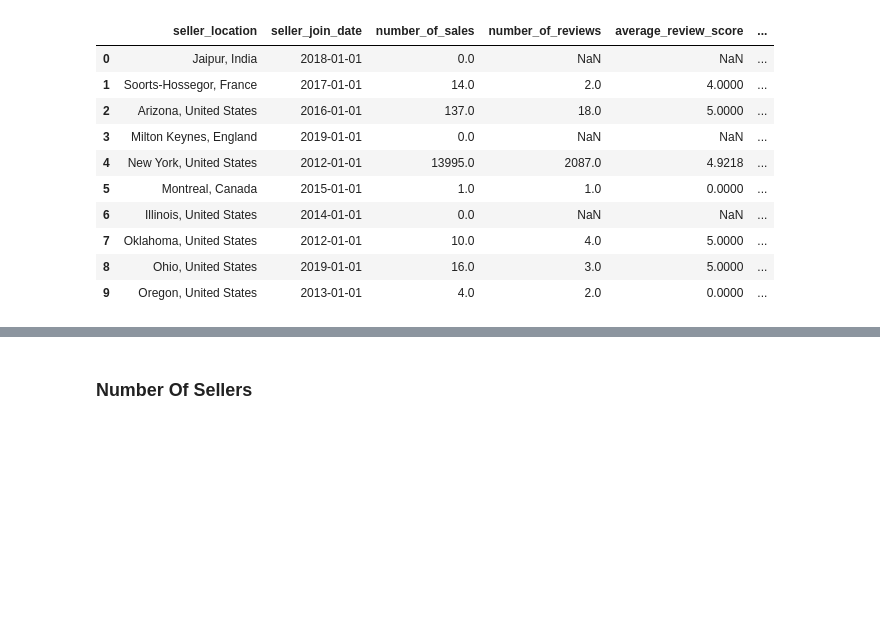
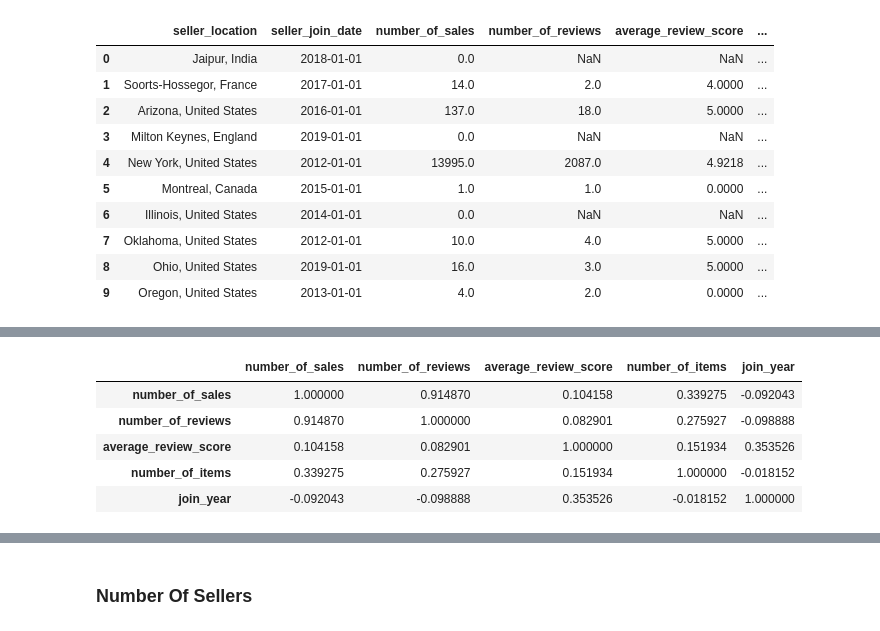
Before and after one commit to dpzhang92/Personal-DS-Projects, a Jupyter notebook: Etsy EDA/Etsy EDA.ipynb, the cells around one changed output, grey strips where cells are left out. Saved outputs shown, nothing was run; the diff lists cells and outputs as text; code cells hidden in the pictures; blank space fills up the shorter version.

```diff
--- a/Etsy EDA/Etsy EDA.ipynb
+++ b/Etsy EDA/Etsy EDA.ipynb
@@ -124,0 +137,9 @@ We first start with the number of shops/sellers in each continent and country.
+# %%
+merged.corr()
+# %% [output]
+|  | number_of_sales | number_of_reviews | average_review_score | number_of_items | join_year |
+| number_of_sales | 1.000000 | 0.914870 | 0.104158 | 0.339275 | -0.092043 |
+| number_of_reviews | 0.914870 | 1.000000 | 0.082901 | 0.275927 | -0.098888 |
+| average_review_score | 0.104158 | 0.082901 | 1.000000 | 0.151934 | 0.353526 |
+| number_of_items | 0.339275 | 0.275927 | 0.151934 | 1.000000 | -0.018152 |
+| join_year | -0.092043 | -0.098888 | 0.353526 | -0.018152 | 1.000000 |
```
Also changed, not shown: parts of 9 cells of this notebook.
